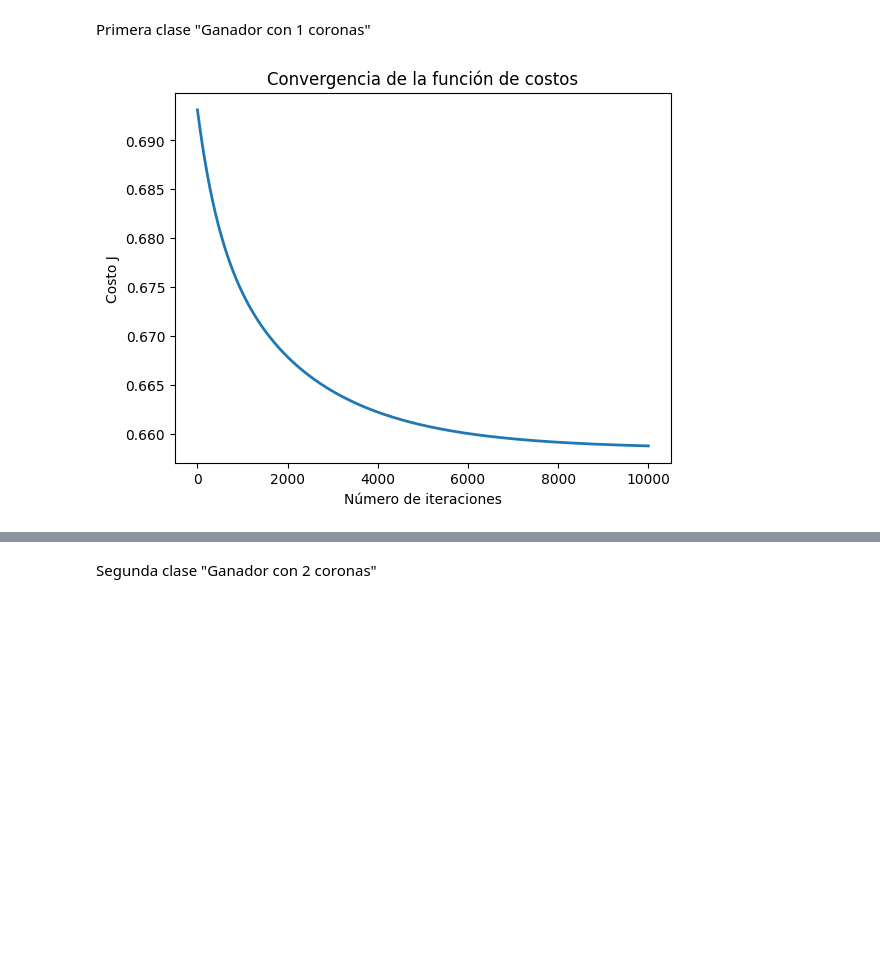
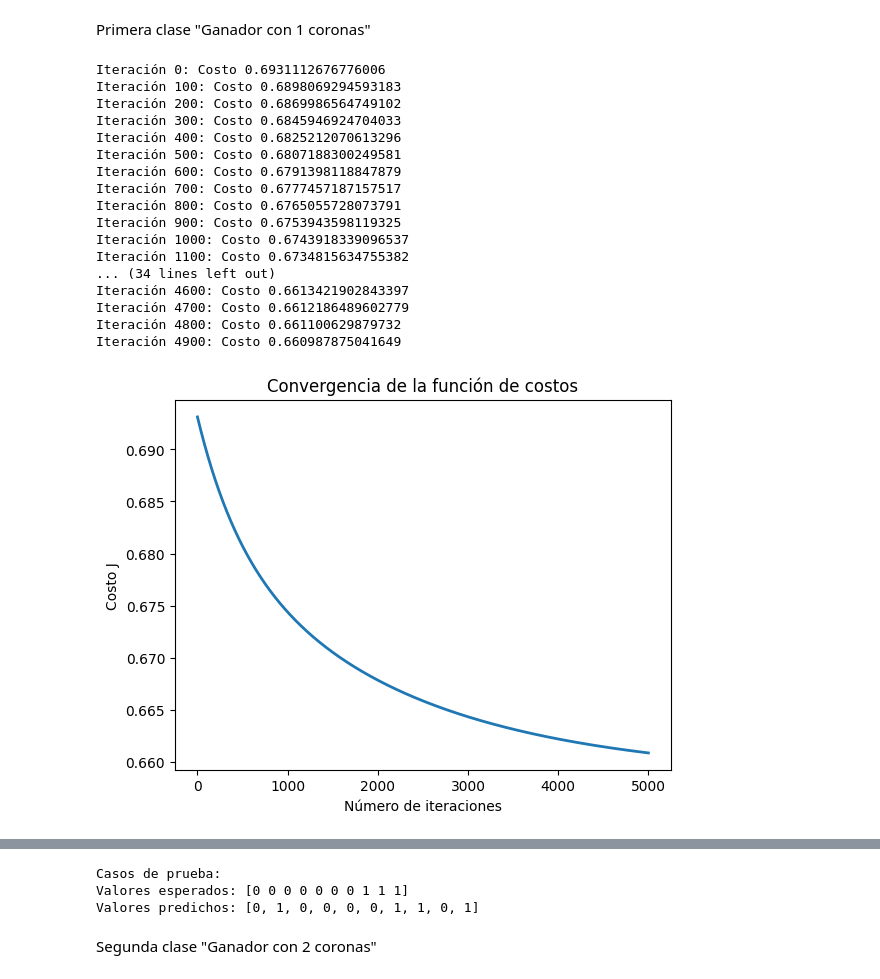
Before and after one commit to cesarvargasL/SIS-420-2-2024, a Jupyter notebook: Parciales/primer parcial/primer-parcial.ipynb, the cells around one changed output, grey strips where cells are left out. Drawn from its saved outputs; the diff is of its cells as text; code cells hidden in the pictures; blank space fills up the shorter version.

```diff
--- a/Parciales/primer parcial/primer-parcial.ipynb
+++ b/Parciales/primer parcial/primer-parcial.ipynb
@@ -542,11 +542,11 @@ test_data = preprocess_data(test_data)
 
 # Seleccionar características y etiquetas del conjunto de entrenamiento
 X_train = train_data.drop(columns=['winner.crowns', 'loser.crowns']).values
-y_train = (train_data['winner.crowns'] == 1).astype(int).values  # Verificar que el jugador gana con 1 corona
+y_train = (train_data['winner.crowns'] == 1.0).astype(int).values  # Verificar que el jugador gana con 2 coronas
 
 # Seleccionar características y etiquetas del conjunto de prueba
 X_test = test_data.drop(columns=['winner.crowns', 'loser.crowns']).values
-y_test = (test_data['winner.crowns'] == 1).astype(int).values  # Verificar que el jugador gana con 1 corona
+y_test = (test_data['winner.crowns'] == 1.0).astype(int).values  # Verificar que el jugador gana con 2 coronas
 
 def sigmoid(z):
     return 1 / (1 + np.exp(-z))
@@ -589,58 +589,84 @@ def descensoGradiente(theta, X, y, alpha, num_iters):
         accuracy = np.mean(predictions == y)
         accuracy_history.append(accuracy)
 
+        # Imprimir el costo en cada iteración
+        if i % 100 == 0:
+            print(f'Iteración {i}: Costo {J_history[-1]}')
+
     return theta, J_history, accuracy_history
 
 # Elegir un valor para alpha y número de iteraciones
 alpha = 0.001
-num_iters = 10000
+num_iters = 5000
 
 # Inicializar theta y ejecutar el descenso por el gradiente
 theta = np.zeros(n + 1)
 theta, J_history, accuracy_history = descensoGradiente(theta, X_train, y_train, alpha, num_iters)
 
 # Graficar la convergencia del costo
 plt.figure()
 
 plt.plot(np.arange(len(J_history)), J_history, lw=2)
 plt.xlabel('Número de iteraciones')
 plt.ylabel('Costo J')
 plt.title('Convergencia de la función de costos')
 plt.show()
 
 # Mostrar los resultados del descenso por el gradiente
 print('theta calculado por el descenso por el gradiente: {:s}'.format(str(theta)))
 
-# Evaluar el modelo en el conjunto de prueba
-def evaluarModelo(theta, X, y):
+# Evaluar el modelo en el conjunto de entrenamiento y prueba y sus graficas
+def evaluarModelo(X, y, theta):
     h = sigmoid(X.dot(theta.T))
     predictions = h >= 0.5
     accuracy = np.mean(predictions == y)
     return accuracy
 
-accuracy_test = evaluarModelo(theta, X_test, y_test)
-print('Precisión en el conjunto de prueba: {:.2f}%'.format(accuracy_test * 100))
+# Evaluar el modelo en el conjunto de entrenamiento
+train_accuracy = evaluarModelo(X_train, y_train, theta)
+print(f'Precisión en el conjunto de entrenamiento: {train_accuracy * 100:.2f}%')
 
-# Caso de prueba manual (ahora con 24 características + 1 para el término de intercepción)
-X_manual_test = np.array([
-    [1, 3, 2, 104, 5, 1, 2, 3, 2, 3, 0, 4.5, 104, 3, 1, 4, 1, 1, 4, 2, 3.5, 0, 1, 1, 1],
-    [2, 2, 3, 105, 4, 2, 3, 2, 3, 2, 1, 4.0, 105, 2, 2, 3, 2, 2, 3, 3, 3.0, 1, 0, 0, 0]
-])
-y_manual_test = np.array([1, 0])  # Valores esperados
+# Evaluar el modelo en el conjunto de prueba
+test_accuracy = evaluarModelo(X_test, y_test, theta)
+print(f'Precisión en el conjunto de prueba: {test_accuracy * 100:.2f}%')
 
-# Normalizar las características del caso de prueba manual
-X_manual_test = (X_manual_test - mu) / sigma
-X_manual_test = np.concatenate([np.ones((X_manual_test.shape[0], 1)), X_manual_test], axis=1)
+# Graficar la precisión a lo largo de las iteraciones
+plt.figure()
 
-# Predicciones del caso de prueba manual
-h_manual_test = sigmoid(X_manual_test.dot(theta.T))
-predictions_manual_test = h_manual_test >= 0.5
+plt.plot(np.arange(len(accuracy_history)), accuracy_history, lw=2)
+plt.xlabel('Número de iteraciones')
+plt.ylabel('Precisión')
+plt.title('Precisión del modelo')
+plt.show()
 
-print('Predicciones del caso de prueba manual:', predictions_manual_test.astype(int))
+# Predicciones de manera manual primero para comparar con las predicciones del modelo entrenado como valores esperados, y valores predichos para 10 predicciones
+predictions_manual_test = []
+y_manual_test = y_test[:10]
+for i in range(10):
+    h = sigmoid(X_test[i].dot(theta.T))
+    prediction = int(h >= 0.5)
+    predictions_manual_test.append(prediction)
+
+# imprimir casos de prueba (valores esperados y predichos)
+print('Casos de prueba:')
 print('Valores esperados:', y_manual_test)
-
-# Comparación de predicciones y valores esperados
-for i in range(len(y_manual_test)):
-    print(f'Caso {i+1}: Predicción = {predictions_manual_test[i].astype(int)}, Esperado = {y_manual_test[i]}')
+print('Valores predichos:', predictions_manual_test)
 # %% [output]
+Iteración 0: Costo 0.6931112676776006
+Iteración 100: Costo 0.6898069294593183
+Iteración 200: Costo 0.6869986564749102
+Iteración 300: Costo 0.6845946924704033
+Iteración 400: Costo 0.6825212070613296
+Iteración 500: Costo 0.6807188300249581
+Iteración 600: Costo 0.6791398118847879
+Iteración 700: Costo 0.6777457187157517
+Iteración 800: Costo 0.6765055728073791
+Iteración 900: Costo 0.6753943598119325
+Iteración 1000: Costo 0.6743918339096537
+Iteración 1100: Costo 0.6734815634755382
+... (34 lines left out)
+Iteración 4600: Costo 0.6613421902843397
+Iteración 4700: Costo 0.6612186489602779
+Iteración 4800: Costo 0.661100629879732
+Iteración 4900: Costo 0.660987875041649
-[figure, old version]
+[figure, new version]
@@ -657,3 +681,6 @@ Caso 2: Predicción = 0, Esperado = 0
+Casos de prueba:
+Valores esperados: [0 0 0 0 0 0 0 1 1 1]
+Valores predichos: [0, 1, 0, 0, 0, 0, 1, 1, 0, 1]
 # %% [markdown]
 Segunda clase "Ganador con 2 coronas"
 # %%
```
Also changed, not shown: parts of 6 cells of this notebook, 1 other file.
